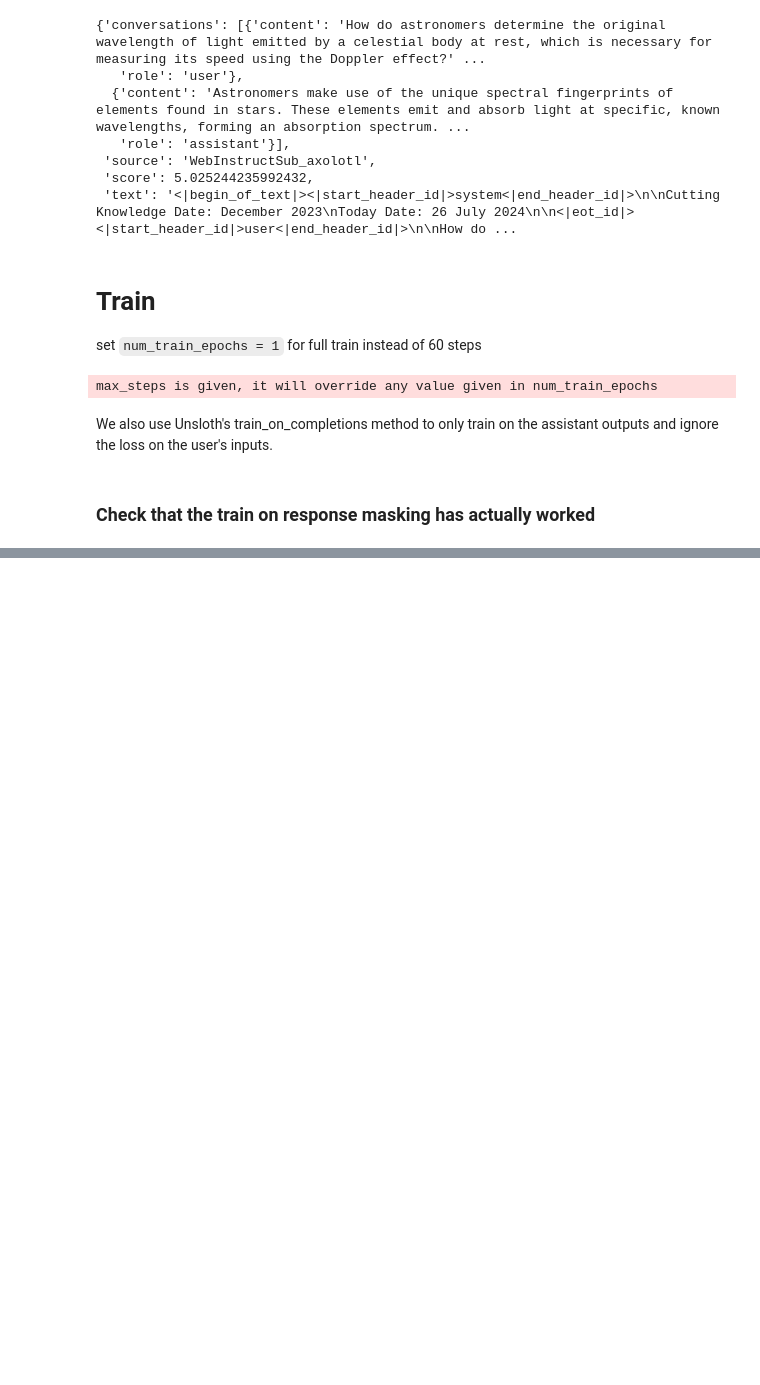
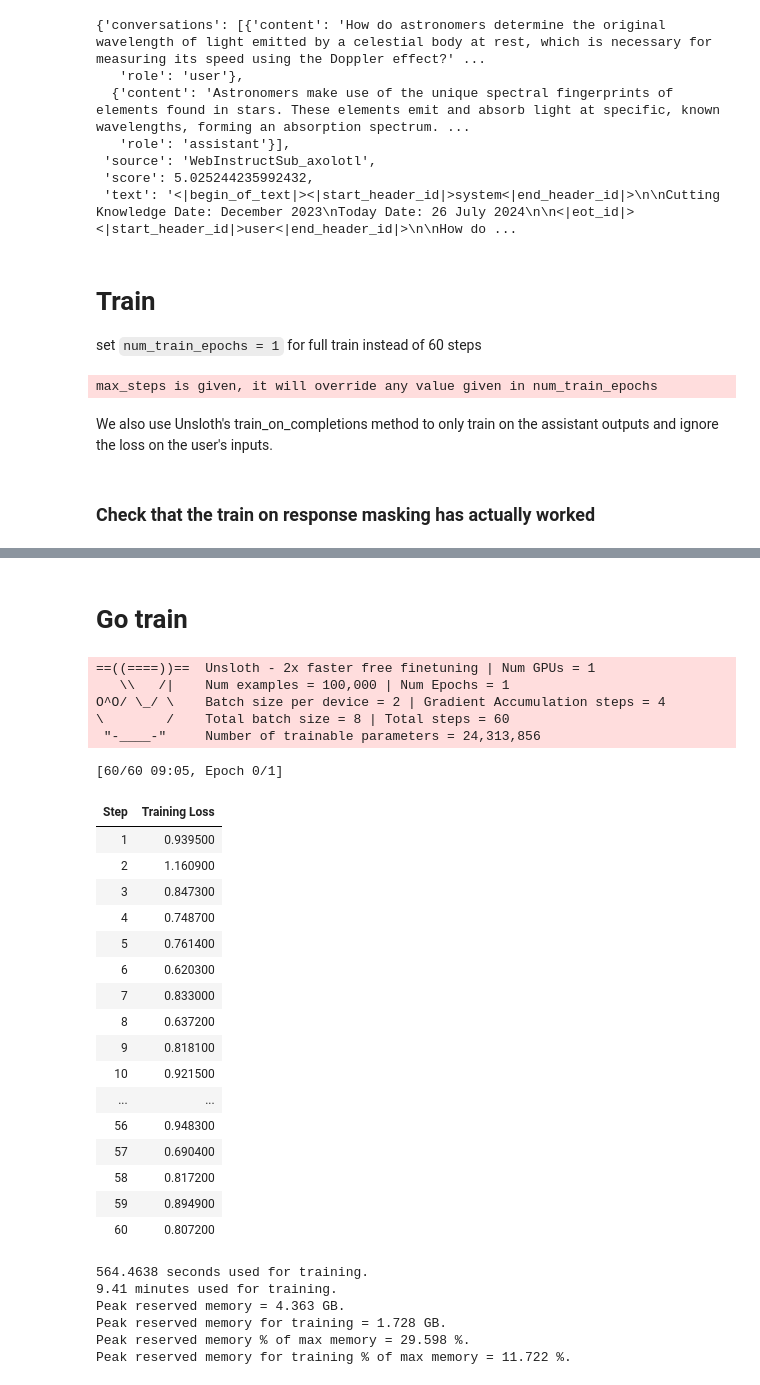
Before and after one commit to benjaminzwhite/kaggle-notebooks, a Jupyter notebook: llama3-2-unsloth.ipynb, the cells around one changed output, grey strips where cells are left out. Drawn from its saved outputs; the diff is of its cells as text; code cells hidden in the pictures; blank space fills up the shorter version.

Commit message:
Kaggle Notebook | llama3.2-unsloth | Version 2

```diff
--- a/llama3-2-unsloth.ipynb
+++ b/llama3-2-unsloth.ipynb
@@ -162,0 +212,46 @@ tokenizer.decode(trainer.train_dataset[5]["input_ids"])
+# %% [markdown]
+# Go train
+# %%
+trainer_stats = trainer.train()
+# %% [output]
+==((====))==  Unsloth - 2x faster free finetuning | Num GPUs = 1
+   \\   /|    Num examples = 100,000 | Num Epochs = 1
+O^O/ \_/ \    Batch size per device = 2 | Gradient Accumulation steps = 4
+\        /    Total batch size = 8 | Total steps = 60
+ "-____-"     Number of trainable parameters = 24,313,856
+[60/60 09:05, Epoch 0/1]
+| Step | Training Loss |
+| 1 | 0.939500 |
+| 2 | 1.160900 |
+| 3 | 0.847300 |
+| 4 | 0.748700 |
+| 5 | 0.761400 |
+| 6 | 0.620300 |
+| 7 | 0.833000 |
+| 8 | 0.637200 |
+| 9 | 0.818100 |
+| 10 | 0.921500 |
+| ... | ... |
+| 56 | 0.948300 |
+| 57 | 0.690400 |
+| 58 | 0.817200 |
+| 59 | 0.894900 |
+| 60 | 0.807200 |
+# %%
+used_memory = round(torch.cuda.max_memory_reserved() / 1024 / 1024 / 1024, 3)
+used_memory_for_lora = round(used_memory - start_gpu_memory, 3)
+used_percentage = round(used_memory         /max_memory*100, 3)
+lora_percentage = round(used_memory_for_lora/max_memory*100, 3)
+print(f"{trainer_stats.metrics['train_runtime']} seconds used for training.")
+print(f"{round(trainer_stats.metrics['train_runtime']/60, 2)} minutes used for training.")
+print(f"Peak reserved memory = {used_memory} GB.")
+print(f"Peak reserved memory for training = {used_memory_for_lora} GB.")
+print(f"Peak reserved memory % of max memory = {used_percentage} %.")
+print(f"Peak reserved memory for training % of max memory = {lora_percentage} %.")
+# %% [output]
+564.4638 seconds used for training.
+9.41 minutes used for training.
+Peak reserved memory = 4.363 GB.
+Peak reserved memory for training = 1.728 GB.
+Peak reserved memory % of max memory = 29.598 %.
+Peak reserved memory for training % of max memory = 11.722 %.
```
Also changed, not shown: parts of 17 cells of this notebook.
